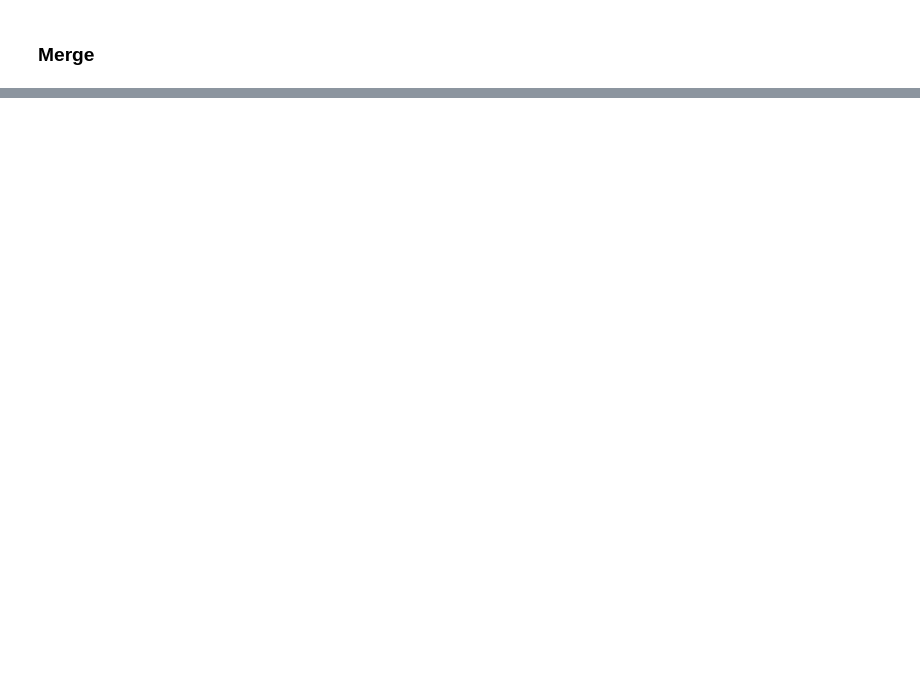
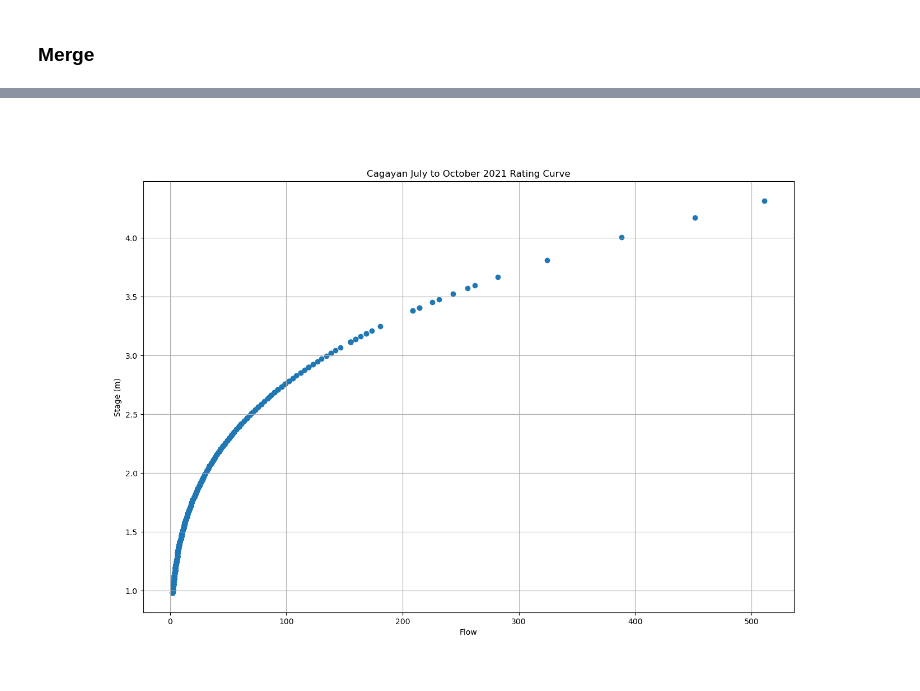
Before and after one commit to gsulay/First_Gen_Tagoloan_CDO, a Jupyter notebook: Rating Curve Plot.ipynb, the cells around one changed output, grey strips where cells are left out. Drawn from its saved outputs; the diff is of its cells as text; code cells hidden in the pictures; blank space fills up the shorter version.

```diff
--- a/Rating Curve Plot.ipynb
+++ b/Rating Curve Plot.ipynb
@@ -157,0 +171,6 @@ main_df
+# %%
+main_df.reset_index(drop=True, inplace=True)
+water_level = main_df['Corrected Water Level'].to_numpy()
+flow = a_param*(water_level**b_param)
+
+main_df['Flow'] = flow
@@ -157,0 +248,15 @@ main_df
+# %%
+river_name = str(river).split('_')[-1]
+
+rc_fig, ax = plt.subplots(figsize=[15,10])
+
+ax.scatter(flow,water_level)
+ax.set_title(f"{river_name} {month} {year}Rating Curve")
+ax.set_xlabel("Flow")
+ax.set_ylabel("Stage (m)")
+ax.grid(True)
+
+all_figs.append(rc_fig)
+plt.show()
+# %% [output]
+[figure, added]
```
Also changed, not shown: parts of 23 cells of this notebook.
